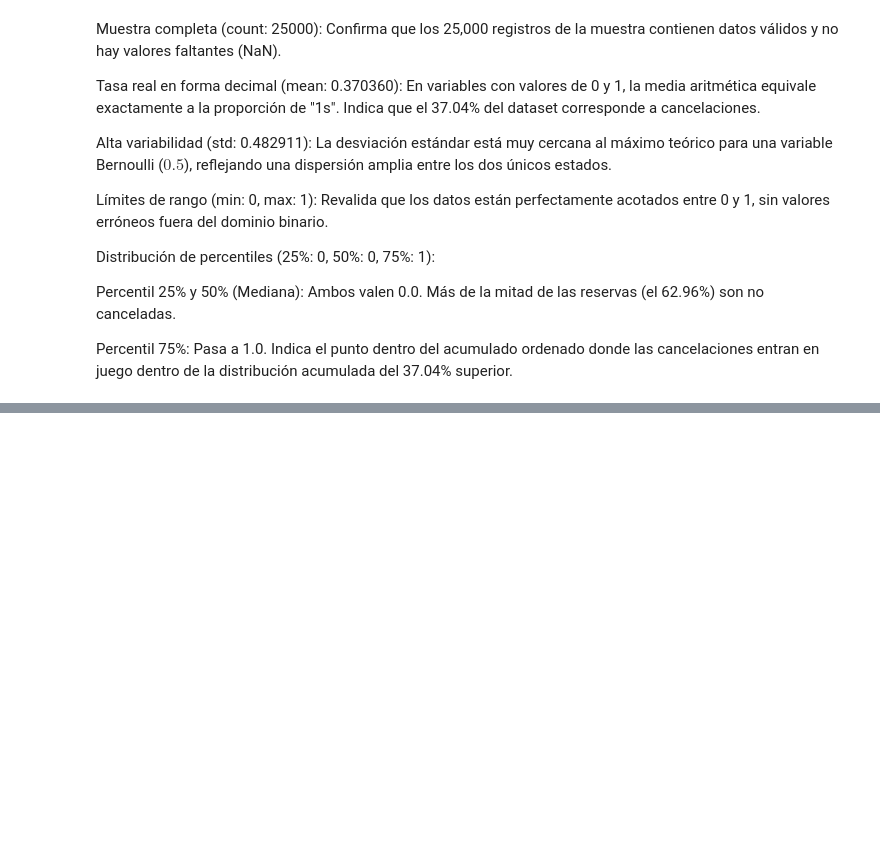
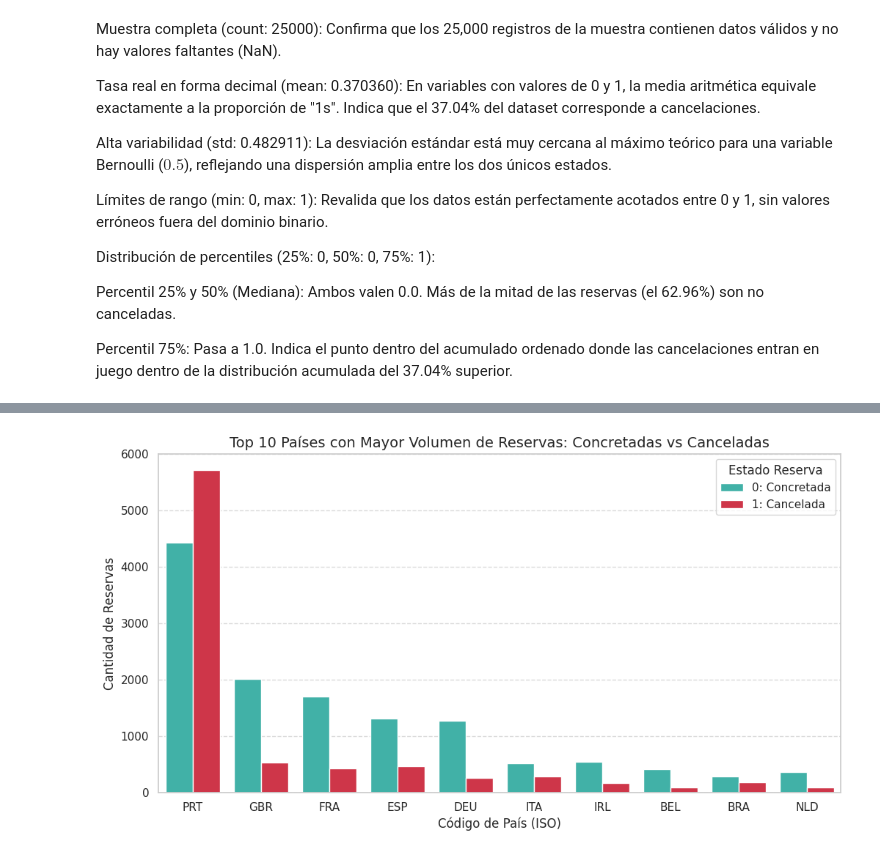
Before and after one commit to manfredialdo/iad-tpi01, a Jupyter notebook: tpi01.ipynb, the cells around one changed output, grey strips where cells are left out. Saved outputs shown, nothing was run; the diff lists cells and outputs as text; code cells hidden in the pictures; blank space fills up the shorter version.

```diff
--- a/tpi01.ipynb
+++ b/tpi01.ipynb
@@ -492,0 +635,37 @@ Percentil 75%: Pasa a 1.0. Indica el punto dentro del acumulado ordenado donde l
+# %%
+import matplotlib.pyplot as plt
+import seaborn as sns
+
+# 1. Obtener los 10 países con mayor volumen de reservas
+top10_paises = df['country'].value_counts().head(10).index
+
+# 2. Filtrar el DataFrame para conservar solo esos 10 países
+df_top10 = df[df['country'].isin(top10_paises)]
+
+# 3. Crear el gráfico de barras comparativo
+plt.figure(figsize=(12, 6))
+sns.countplot(
+    data=df_top10,
+    x='country',
+    hue='is_canceled',
+    order=top10_paises,
+    palette=['#2ec4b6', '#e71d36'],
+)
+
+# 4. Personalizar títulos y etiquetas
+plt.title(
+    'Top 10 Países con Mayor Volumen de Reservas: Concretadas vs Canceladas',
+    fontsize=14,
+)
+plt.xlabel('Código de País (ISO)', fontsize=12)
+plt.ylabel('Cantidad de Reservas', fontsize=12)
+plt.legend(
+    title='Estado Reserva',
+    labels=['0: Concretada', '1: Cancelada'],
+    frameon=True,
+)
+plt.grid(axis='y', linestyle='--', alpha=0.7)
+
+plt.show()
+# %% [output]
+[figure, added]
```
Also changed, not shown: parts of 23 cells of this notebook.
